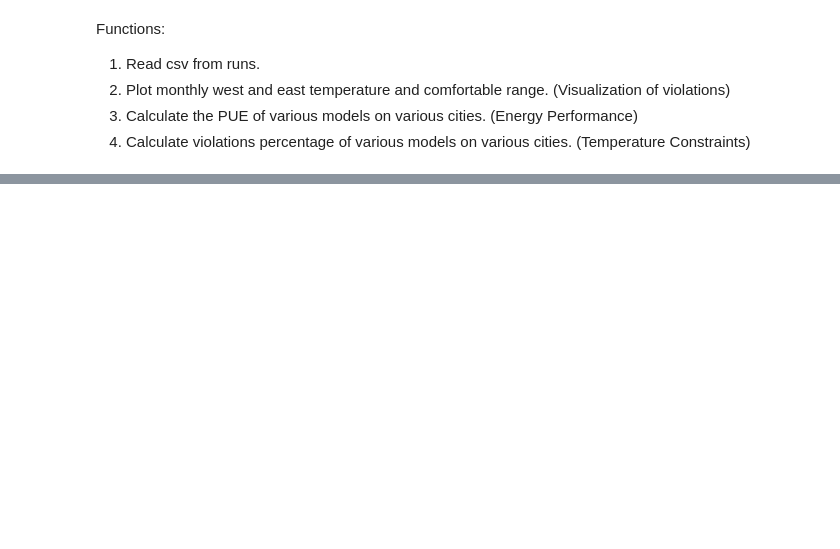
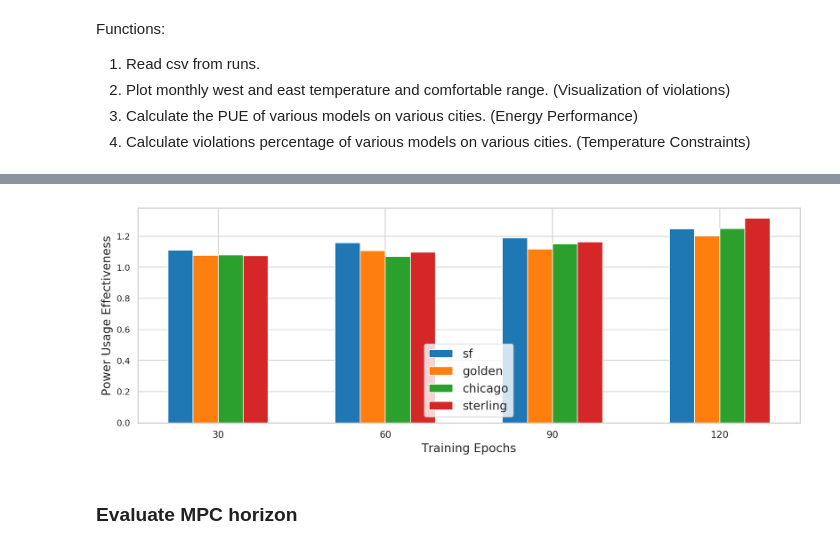
Before and after one commit to vermouth1992/mbrl-hvac, a Jupyter notebook: rl-testbed-for-energyplus/performance.ipynb, the cells around one changed output, grey strips where cells are left out. Drawn from its saved outputs; the diff is of its cells as text; code cells hidden in the pictures; blank space fills up the shorter version.

```diff
--- a/rl-testbed-for-energyplus/performance.ipynb
+++ b/rl-testbed-for-energyplus/performance.ipynb
@@ -49,0 +77,9 @@ Functions:
+# %%
+def calculate_pue(data_frame, start_index=0, num_days=30):
+    end_index = start_index + num_days
+    two_month = data_frame[start_index*96:end_index*96]
+    ite_power = two_month['ite_power']
+    hvac_power = two_month['hvac_power']
+    total_power = ite_power + hvac_power
+    pue = np.sum(total_power) / np.sum(ite_power)
+    return pue
@@ -49,0 +150,14 @@ Functions:
+# %%
+training_epochs = [30, 60, 90, 120]
+data = {}
+for city in cities:
+    data[city] = []
+    for start_index in [30, 60, 90, 120]:
+        data[city].append(calculate_pue(ppo_data_frame[city], start_index=start_index))
+
+plot_bar(data, 'Training Epochs', 'Power Usage Effectiveness', training_epochs, width=0.15,
+        figsize=(15, 5))
+# %% [output]
+[figure, added]
+# %% [markdown]
+### Evaluate MPC horizon
```
Also changed, not shown: parts of 35 cells of this notebook, 1 other file.
